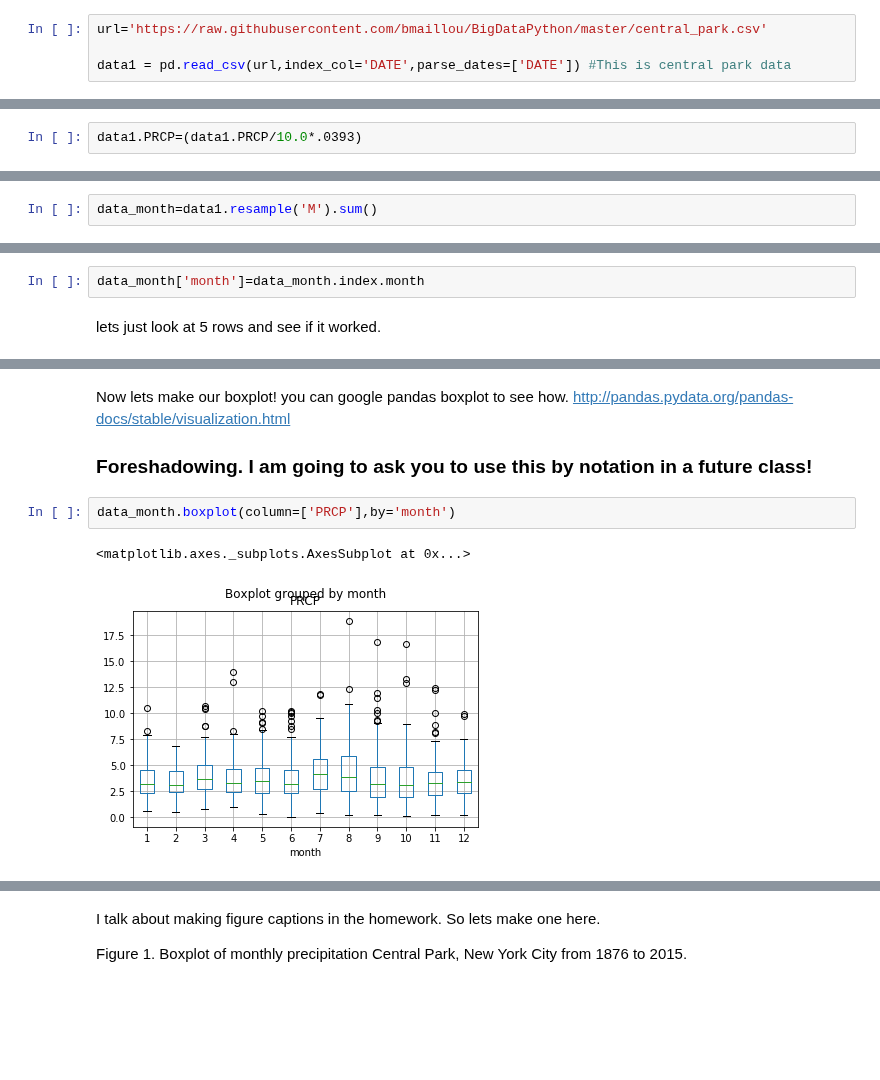
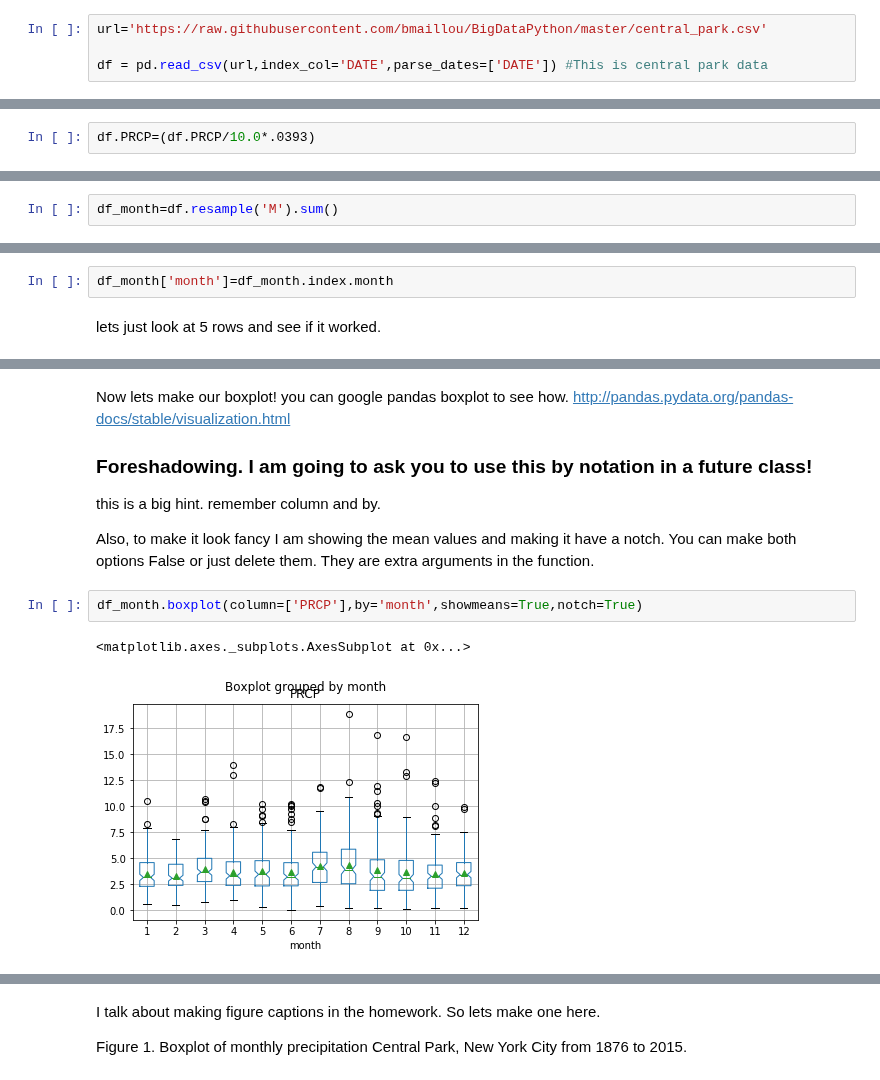
Before and after one commit to bmaillou/BigDataPython, a Jupyter notebook: time-series-first-analysis_v2.ipynb, the cells around one changed output, grey strips where cells are left out. Saved outputs shown, nothing was run; the diff lists cells and outputs as text; blank space fills up the shorter version.

```diff
--- a/time-series-first-analysis_v2.ipynb
+++ b/time-series-first-analysis_v2.ipynb
@@ -35,7 +35,7 @@ follow the link to central park csv file. Then click on it and look at the raw d
 # %%
 url='https://raw.githubusercontent.com/bmaillou/BigDataPython/master/central_park.csv'
 
-data1 = pd.read_csv(url,index_col='DATE',parse_dates=['DATE']) #This is central park data
+df = pd.read_csv(url,index_col='DATE',parse_dates=['DATE']) #This is central park data
 # %% [markdown]
 Now the data is in the computer as Data1.  You could just type Data1 to see it. I typed data1.head() to see the first 5 rows.
 # %%
@@ -120,6 +136,6 @@ Again, stop and think about the data?  What are the biggest rainstorms we have g
 # %% [markdown]
 lets convert to inches so we can save it forever!
 # %%
-data1.PRCP=(data1.PRCP/10.0*.0393)
+df.PRCP=(df.PRCP/10.0*.0393)
 # %% [markdown]
 Check and make sure it worked using describe. Does the data make sense?
@@ -218,7 +236,7 @@ Now we are going to do some big changes. (I am also showing you here that you ca
 
 So lets start by making a new dataframe which is the data resampled by summing the monthly data.
 # %%
-data_month=data1.resample('M').sum()
+df_month=df.resample('M').sum()
 # %% [markdown]
 Now we can describe the data
 # %%
@@ -258,7 +276,7 @@ DATE
 # %% [markdown]
 To make our plotting work we will need a new column that tells us just the month. So we are going to look at the index date and pull out the month and put it into a new column.
 # %%
-data_month['month']=data_month.index.month
+df_month['month']=df_month.index.month
 # %% [markdown]
 lets just look at 5 rows and see if it worked.
 # %%
@@ -276,8 +294,11 @@ Now lets make our boxplot!  you can google pandas boxplot to see how.  http://pa
 
 
 ### Foreshadowing.  I am going to ask you to use this by notation in a future class!
+this is a big hint.  remember column and by.
+
+Also, to make it look fancy I am showing the mean values and making it have a notch.  You can make both options False or just delete them.  They are extra arguments in the function.
 # %%
-data_month.boxplot(column=['PRCP'],by='month')
+df_month.boxplot(column=['PRCP'],by='month',showmeans=True,notch=True)
 # %% [output]
 <matplotlib.axes._subplots.AxesSubplot at 0x...>
-[figure, old version]
+[figure, new version]
```
Also changed, not shown: parts of 26 cells of this notebook.
